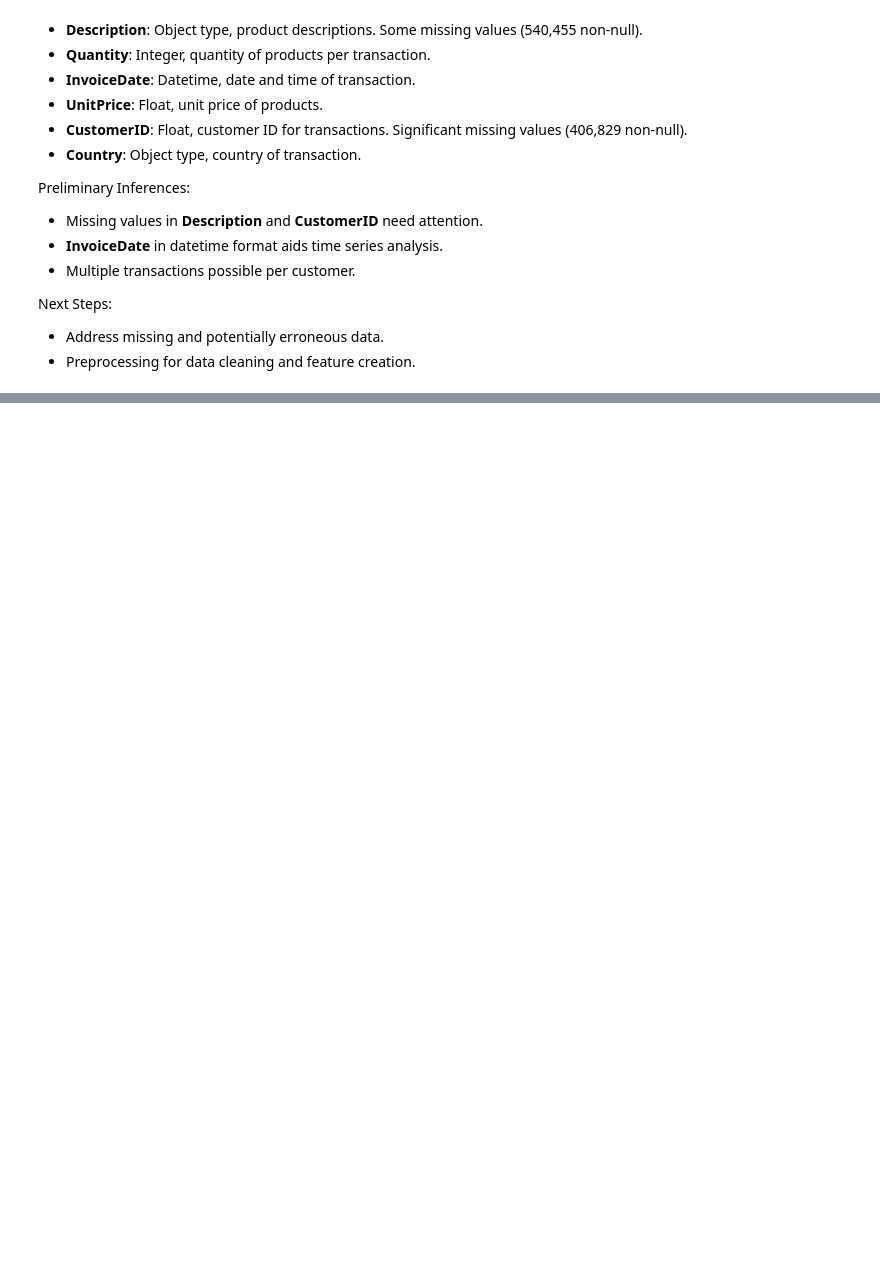
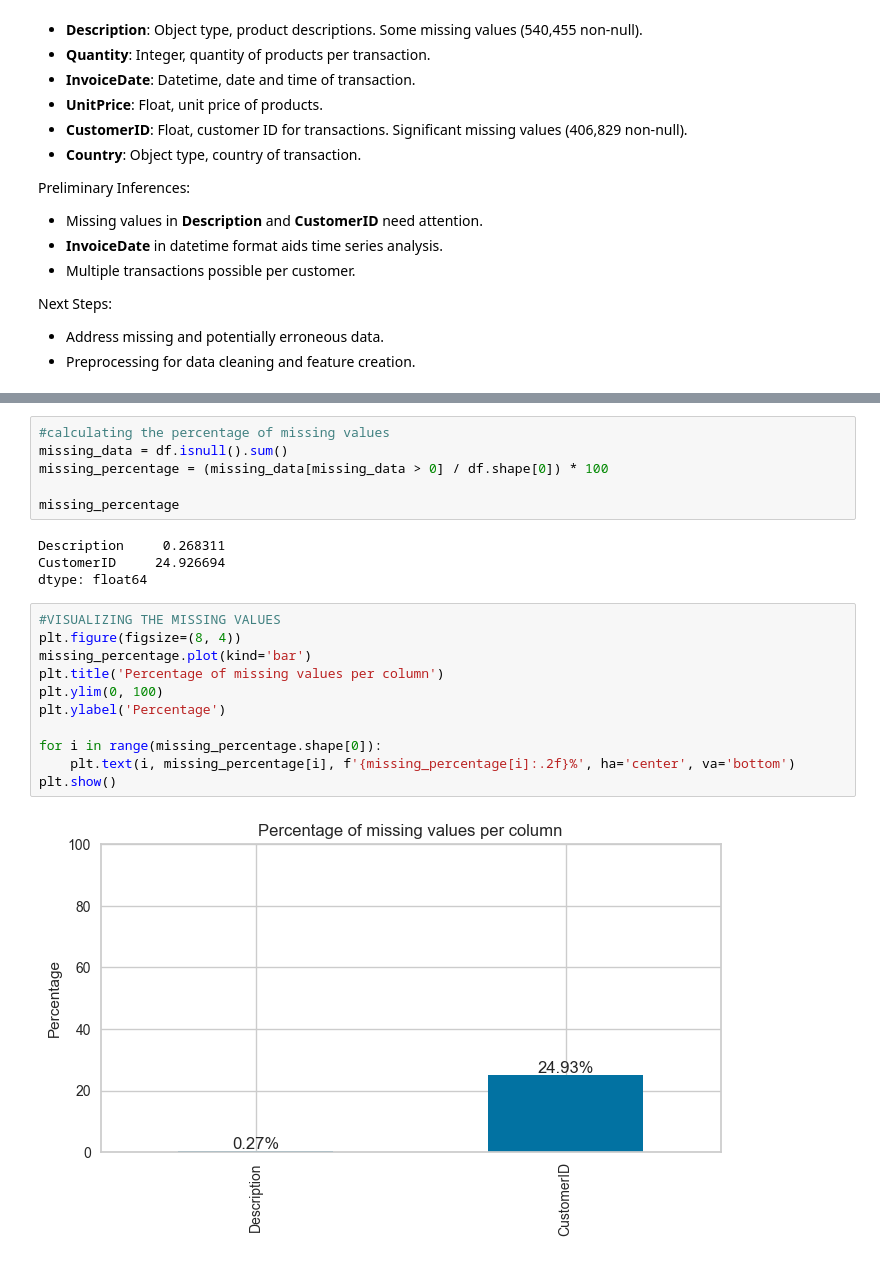
Before and after one commit to fabrizi0rigodanz0/Customer_Churn_Prediction_ML, a Jupyter notebook: notebook/notebook.ipynb, the cells around one changed output, grey strips where cells are left out. Saved outputs shown, nothing was run; the diff lists cells and outputs as text; blank space fills up the shorter version.

```diff
--- a/notebook/notebook.ipynb
+++ b/notebook/notebook.ipynb
@@ -118,0 +197,23 @@ Next Steps:
+# %%
+#calculating the percentage of missing values
+missing_data = df.isnull().sum()
+missing_percentage = (missing_data[missing_data > 0] / df.shape[0]) * 100
+
+missing_percentage
+# %% [output]
+Description     0.268311
+CustomerID     24.926694
+dtype: float64
+# %%
+#VISUALIZING THE MISSING VALUES
+plt.figure(figsize=(8, 4))
+missing_percentage.plot(kind='bar')
+plt.title('Percentage of missing values per column')
+plt.ylim(0, 100)
+plt.ylabel('Percentage')
+
+for i in range(missing_percentage.shape[0]):
+    plt.text(i, missing_percentage[i], f'{missing_percentage[i]:.2f}%', ha='center', va='bottom')
+plt.show()
+# %% [output]
+[figure, added]
```
Also changed, not shown: parts of 15 cells of this notebook.
